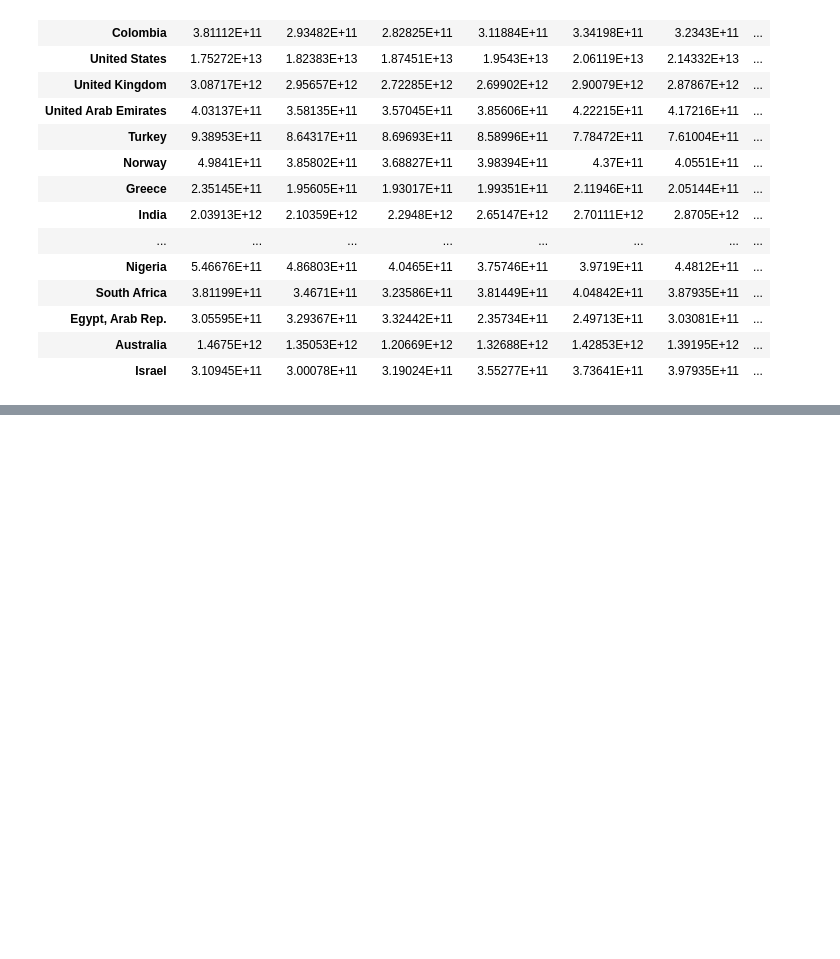
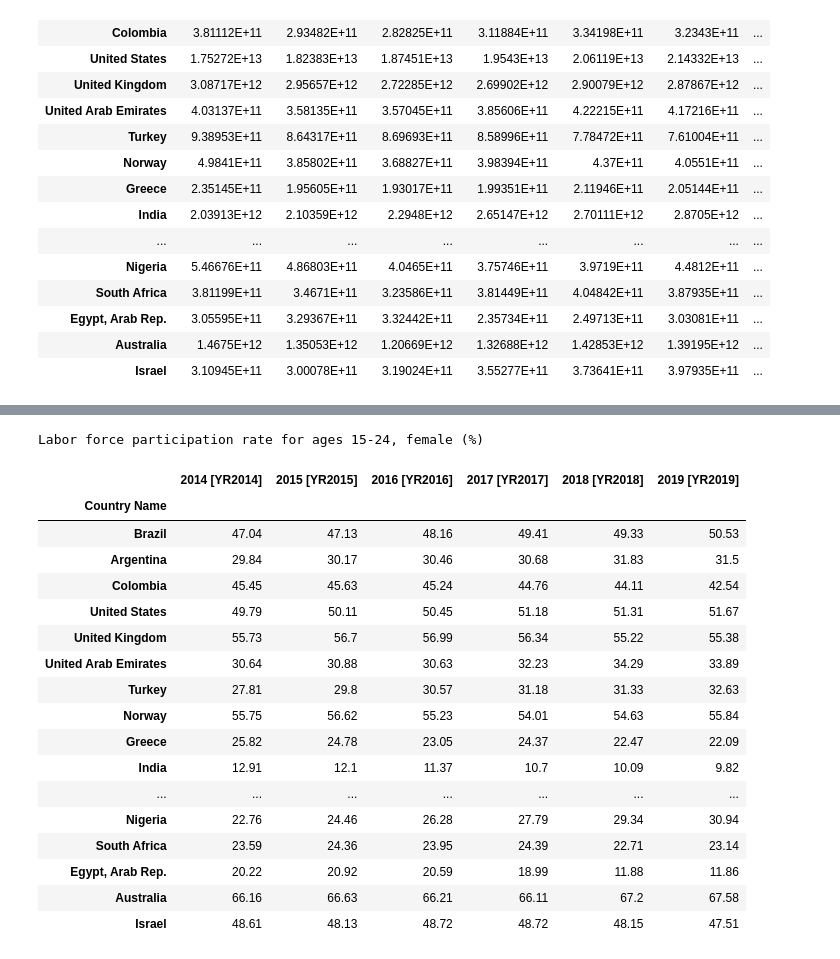
Before and after one commit to Keh4/Project-1---Team-3, a Jupyter notebook: Working_file_no_2.ipynb, the cells around one changed output, grey strips where cells are left out. Cells and saved outputs as stored; diff of their text form; code cells hidden in the pictures; blank space fills up the shorter version.

Commit message:
Isolated and cleaned up GDP, Human Capital Index, Labor force participation, and employers.

```diff
--- a/Working_file_no_2.ipynb
+++ b/Working_file_no_2.ipynb
@@ -68,0 +110,43 @@ GDP in Current US Dolloars
+# %%
+# Isolate female labor force participation
+labor_f_df = trimmed_df.loc[trimmed_df['Series Code'] == 'SL.TLF.ACTI.1524.FE.ZS']
+labor_f_df = labor_f_df.set_index('Country Name')
+labor_f_df = labor_f_df.drop(columns='Series Code')
+labor_f_df = labor_f_df.drop(columns='Country Code')
+labor_f_df = labor_f_df.drop(columns='Series Name')
+labor_f_df = labor_f_df.drop(columns='2020 [YR2020]')
+labor_f_df = labor_f_df.drop(columns='2010-2020')
+labor_f_df = labor_f_df.drop(index='Country List')
+
+# Isolate male labor force participation
+labor_m_df = trimmed_df.loc[trimmed_df['Series Code'] == 'SL.TLF.ACTI.1524.MA.ZS']
+labor_m_df = labor_m_df.set_index('Country Name')
+labor_m_df = labor_m_df.drop(columns='Series Code')
+labor_m_df = labor_m_df.drop(columns='Country Code')
+labor_m_df = labor_m_df.drop(columns='Series Name')
+labor_m_df = labor_m_df.drop(columns='2020 [YR2020]')
+labor_m_df = labor_m_df.drop(columns='2010-2020')
+labor_m_df = labor_m_df.drop(index='Country List')
+# %%
+print('Labor force participation rate for ages 15-24, female (%)')
+labor_f_df
+# %% [output]
+Labor force participation rate for ages 15-24, female (%)
+|  | 2014 [YR2014] | 2015 [YR2015] | 2016 [YR2016] | 2017 [YR2017] | 2018 [YR2018] | 2019 [YR2019] |
+| Country Name |  |  |  |  |  |  |
+| Brazil | 47.04 | 47.13 | 48.16 | 49.41 | 49.33 | 50.53 |
+| Argentina | 29.84 | 30.17 | 30.46 | 30.68 | 31.83 | 31.5 |
+| Colombia | 45.45 | 45.63 | 45.24 | 44.76 | 44.11 | 42.54 |
+| United States | 49.79 | 50.11 | 50.45 | 51.18 | 51.31 | 51.67 |
+| United Kingdom | 55.73 | 56.7 | 56.99 | 56.34 | 55.22 | 55.38 |
+| United Arab Emirates | 30.64 | 30.88 | 30.63 | 32.23 | 34.29 | 33.89 |
+| Turkey | 27.81 | 29.8 | 30.57 | 31.18 | 31.33 | 32.63 |
+| Norway | 55.75 | 56.62 | 55.23 | 54.01 | 54.63 | 55.84 |
+| Greece | 25.82 | 24.78 | 23.05 | 24.37 | 22.47 | 22.09 |
+| India | 12.91 | 12.1 | 11.37 | 10.7 | 10.09 | 9.82 |
+| ... | ... | ... | ... | ... | ... | ... |
+| Nigeria | 22.76 | 24.46 | 26.28 | 27.79 | 29.34 | 30.94 |
+| South Africa | 23.59 | 24.36 | 23.95 | 24.39 | 22.71 | 23.14 |
+| Egypt, Arab Rep. | 20.22 | 20.92 | 20.59 | 18.99 | 11.88 | 11.86 |
+| Australia | 66.16 | 66.63 | 66.21 | 66.11 | 67.2 | 67.58 |
+| Israel | 48.61 | 48.13 | 48.72 | 48.72 | 48.15 | 47.51 |
```
Also changed, not shown: parts of 4 cells of this notebook.
